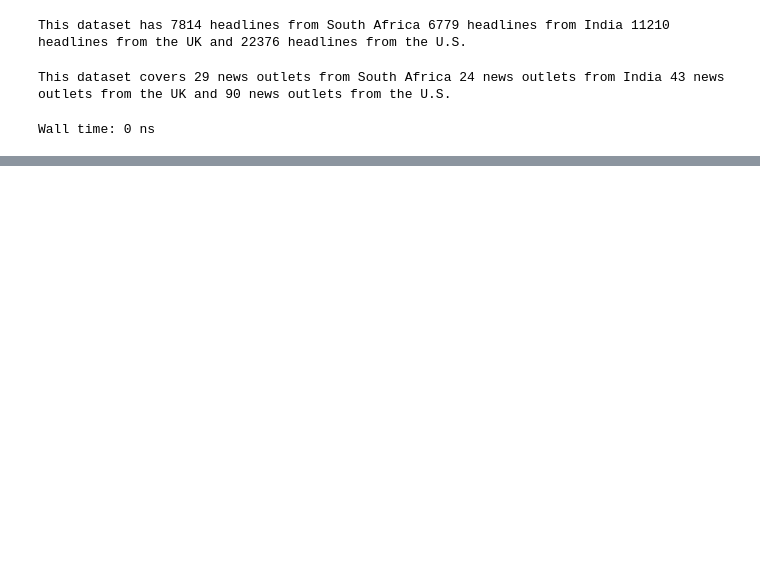
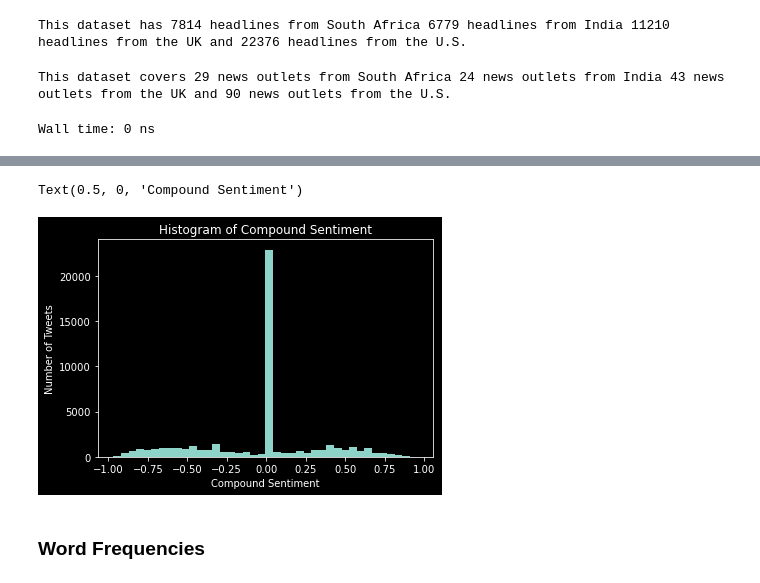
Before and after one commit to lnicoletti/womeninnews, a Jupyter notebook: notebooks/2-DataPreprocessing.ipynb, the cells around one changed output, grey strips where cells are left out. Saved outputs shown, nothing was run; the diff lists cells and outputs as text; code cells hidden in the pictures; blank space fills up the shorter version.

```diff
--- a/notebooks/2-DataPreprocessing.ipynb
+++ b/notebooks/2-DataPreprocessing.ipynb
@@ -248 +234,15 @@ Wall time: 17.8 s
+# %%
+df_cl['headline_no_site'] = df_cl['headline'].apply(lambda x: x.replace("'", ""))
+df_cl['headline_no_site'] = df_cl['headline_no_site'].apply(lambda x: ''.join(re.split("(?<=[a-z0-9])[A-Z]", x)[:-1]))
+# %%
+def remove_women(words, stopwords):
+    for word in list(words):  # iterating on a copy since removing will mess things up
+        if word in stopwords:
+            words.remove(word)
+    return words
+# %%
+import ast
+women_words = ['women', 'woman', 'girl', 'girls', 'female', 'females', 'lady', 'ladies', 'she', 'her']
+df_cl['clean_hl_words'] = df_cl['clean_headline'].apply(lambda row: ast.literal_eval(row))
+df_cl['clean_hl_words'] = df_cl['clean_hl_words'].apply(lambda row: remove_women(row, women_words))
 # %%
@@ -260,5 +259,6 @@ translated.text
 # %%
 %%time
+column = "headline_no_site"
 #importing and initialising the VADER analyser
 from vaderSentiment.vaderSentiment import SentimentIntensityAnalyzer
 analyzer = SentimentIntensityAnalyzer()
@@ -270,12 +270,12 @@ compound_list = []
 positive_list = []
 negative_list = []
 neutral_list = []
-for i in range(tweets_df['clean_text'].shape[0]):
+for i in range(df_cl['headline_no_site'].shape[0]):
 #print(analyser.polarity_scores(sentiments_pd['Tweet'][i]))
-    compound = analyzer.polarity_scores(tweets_df['clean_text'][i])["compound"]
-    pos = analyzer.polarity_scores(tweets_df['clean_text'][i])["pos"]
-    neu = analyzer.polarity_scores(tweets_df['clean_text'][i])["neu"]
-    neg = analyzer.polarity_scores(tweets_df['clean_text'][i])["neg"]
+    compound = analyzer.polarity_scores(df_cl[column][i])["compound"]
+    pos = analyzer.polarity_scores(df_cl[column][i])["pos"]
+    neu = analyzer.polarity_scores(df_cl[column][i])["neu"]
+    neg = analyzer.polarity_scores(df_cl[column][i])["neg"]
 
     scores.append({"compound_s": compound,
                        "positive_s": pos,
@@ -285,4 +285,4 @@ for i in range(tweets_df['clean_text'].shape[0]):
 
 #Appending the scores into the dataframe for further analysis
 sentiments_score = pd.DataFrame.from_dict(scores)
-tweets_df_sent = tweets_df.join(sentiments_score)
+df_cl_sent = df_cl.join(sentiments_score)
@@ -289,7 +291,10 @@ tweets_df_sent = tweets_df.join(sentiments_score)
 # %%
 import matplotlib.pyplot as plt
 plt.style.use('dark_background')
-plt.hist(tweets_df_sent['compound_s'].values, bins=40)
+plt.hist(df_cl_sent['compound_s'].values, bins=40)
 plt.title('Histogram of Compound Sentiment')
 plt.ylabel('Number of Tweets')
 plt.xlabel('Compound Sentiment')
+# %% [output]
+Text(0.5, 0, 'Compound Sentiment')
+[figure, added]
@@ -295,0 +303,2 @@ plt.xlabel('Compound Sentiment')
+# %% [markdown]
+### Word Frequencies
```
Also changed, not shown: parts of 36 cells of this notebook.
